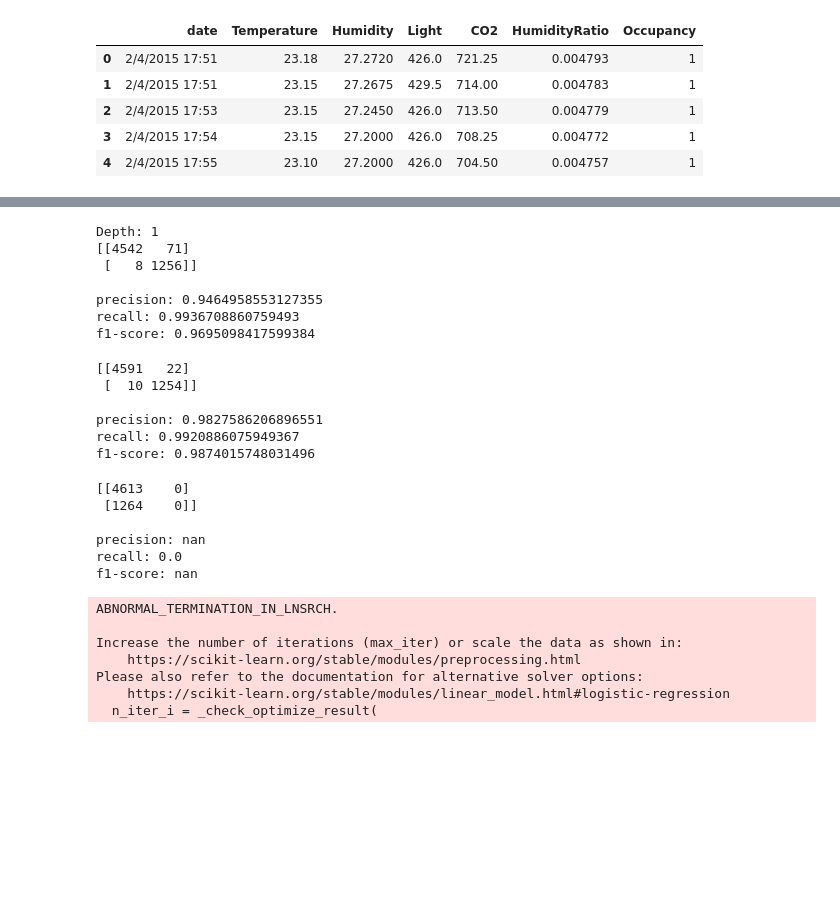
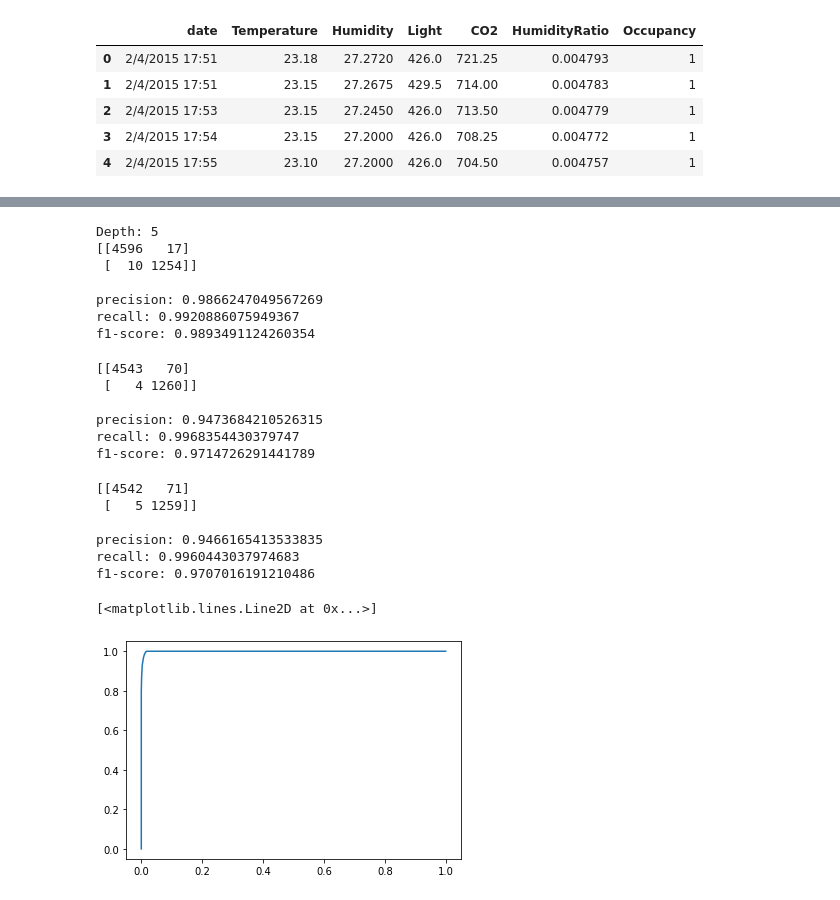
Before and after one commit to paul-semadeni/USU-MCS-Programs, a Jupyter notebook: Spring-2024/Intro-to-Data-Analysis/Assignment-7/main.ipynb, the cells around one changed output, grey strips where cells are left out. Saved outputs shown, nothing was run; the diff lists cells and outputs as text; code cells hidden in the pictures; blank space fills up the shorter version.

```diff
--- a/Spring-2024/Intro-to-Data-Analysis/Assignment-7/main.ipynb
+++ b/Spring-2024/Intro-to-Data-Analysis/Assignment-7/main.ipynb
@@ -186,42 +204,38 @@ def confusion_matrix_calculations(conf_mat):
 # %%
 # TODO: train a model on the entire train office.csv
-decision_conf_mat = decision_tree([1], train_office_df, True)
-decision_results = confusion_matrix_calculations(decision_conf_mat)
-print("\nprecision:", decision_results[0], "\nrecall:", decision_results[1], "\nf1-score:", decision_results[2])
+decision_y_test, decision_y_prob = decision_tree([5], X, Y, train_office_df.columns, True)
 # %% [output]
-Depth: 1
-[[4542   71]
- [   8 1256]]
+Depth: 5
+[[4596   17]
+ [  10 1254]]
 
-precision: 0.9464958553127355
-recall: 0.9936708860759493
-f1-score: 0.9695098417599384
+precision: 0.9866247049567269
+recall: 0.9920886075949367
+f1-score: 0.9893491124260354
-# %%
-knn_conf_mat = knn([15], train_office_df, True)
-knn_results = confusion_matrix_calculations(knn_conf_mat)
-print("\nprecision:", knn_results[0], "\nrecall:", knn_results[1], "\nf1-score:", knn_results[2])
-# %% [output]
-[[4591   22]
- [  10 1254]]
-
-precision: 0.9827586206896551
-recall: 0.9920886075949367
-f1-score: 0.9874015748031496
-# %%
-log_conf_mat = log_reg([0.01], train_office_df, True)
-log_results = confusion_matrix_calculations(log_conf_mat)
-print("\nprecision:", log_results[0], "\nrecall:", log_results[1], "\nf1-score:", log_results[2])
-# %% [output]
-[[4613    0]
- [1264    0]]
-
-precision: nan
-recall: 0.0
-f1-score: nan
-ABNORMAL_TERMINATION_IN_LNSRCH.
-
-Increase the number of iterations (max_iter) or scale the data as shown in:
-    https://scikit-learn.org/stable/modules/preprocessing.html
-Please also refer to the documentation for alternative solver options:
-    https://scikit-learn.org/stable/modules/linear_model.html#logistic-regression
-  n_iter_i = _check_optimize_result(
+# %%
+knn_y_test, knn_y_prob = knn([15], X, Y, True)
+# %% [output]
+[[4543   70]
+ [   4 1260]]
+
+precision: 0.9473684210526315
+recall: 0.9968354430379747
+f1-score: 0.9714726291441789
+# %%
+log_y_test, log_y_prob = log_reg([0.01], X, Y, True)
+# %% [output]
+[[4542   71]
+ [   5 1259]]
+
+precision: 0.9466165413533835
+recall: 0.9960443037974683
+f1-score: 0.9707016191210486
+# %%
+# TODO: Draw ROC curves of the three classifiers in one graph. In the legend of the graph, include AUCs (area under the curve), e.g., DT (AUC=X), KNN (AUC=X), LR (AUC=X).
+true_labels = (knn_y_test == 1)
+fpr, tpr, thresholds = roc_curve(true_labels, knn_y_prob[:,1])
+roc_auc = auc(fpr, tpr)
+plt.plot(fpr, tpr)
+# %% [output]
+[<matplotlib.lines.Line2D at 0x...>]
+[figure, added]
```
Also changed, not shown: parts of 14 cells of this notebook.
